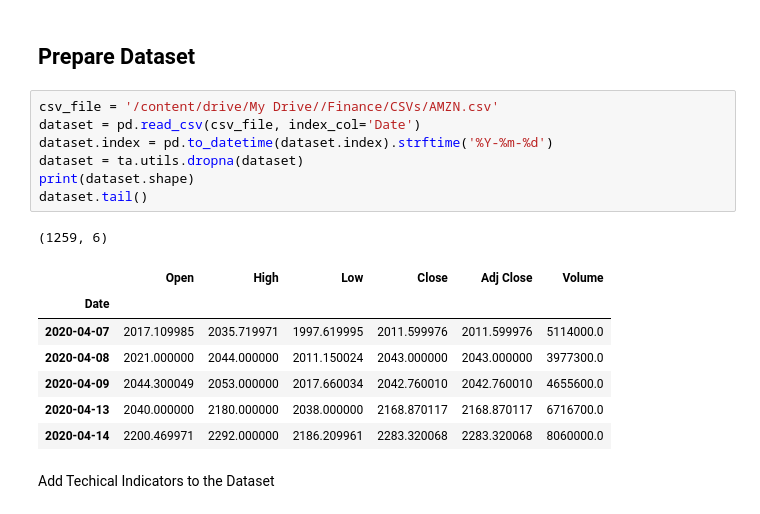
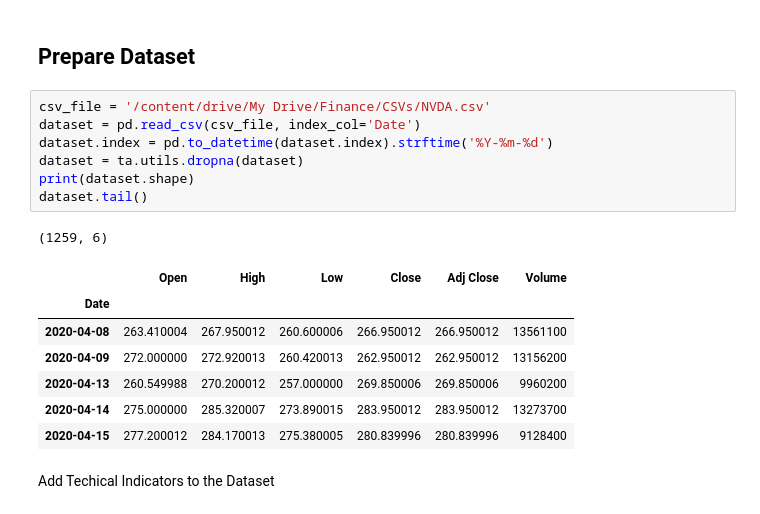
Before and after one commit to buswayne/stock_prediction_LSTM_technical_indicators, a Jupyter notebook: Stock_Price_Prediction_Technical_Indicators.ipynb, the cells around one changed output. Drawn from its saved outputs; the diff is of its cells as text.

```diff
--- a/Stock_Price_Prediction_Technical_Indicators.ipynb
+++ b/Stock_Price_Prediction_Technical_Indicators.ipynb
@@ -44,21 +42,21 @@ Alternatevely, use the colab function and directly load the csv file
 # %% [markdown]
 ## Prepare Dataset
 # %%
-csv_file = '/content/drive/My Drive//Finance/CSVs/AMZN.csv'
+csv_file = '/content/drive/My Drive/Finance/CSVs/NVDA.csv'
 dataset = pd.read_csv(csv_file, index_col='Date')
 dataset.index = pd.to_datetime(dataset.index).strftime('%Y-%m-%d')
 dataset = ta.utils.dropna(dataset)
 print(dataset.shape)
 dataset.tail()
 # %% [output]
 (1259, 6)
 |  | Open | High | Low | Close | Adj Close | Volume |
 | Date |  |  |  |  |  |  |
-| 2020-04-07 | 2017.109985 | 2035.719971 | 1997.619995 | 2011.599976 | 2011.599976 | 5114000.0 |
-| 2020-04-08 | 2021.000000 | 2044.000000 | 2011.150024 | 2043.000000 | 2043.000000 | 3977300.0 |
-| 2020-04-09 | 2044.300049 | 2053.000000 | 2017.660034 | 2042.760010 | 2042.760010 | 4655600.0 |
-| 2020-04-13 | 2040.000000 | 2180.000000 | 2038.000000 | 2168.870117 | 2168.870117 | 6716700.0 |
-| 2020-04-14 | 2200.469971 | 2292.000000 | 2186.209961 | 2283.320068 | 2283.320068 | 8060000.0 |
+| 2020-04-08 | 263.410004 | 267.950012 | 260.600006 | 266.950012 | 266.950012 | 13561100 |
+| 2020-04-09 | 272.000000 | 272.920013 | 260.420013 | 262.950012 | 262.950012 | 13156200 |
+| 2020-04-13 | 260.549988 | 270.200012 | 257.000000 | 269.850006 | 269.850006 | 9960200 |
+| 2020-04-14 | 275.000000 | 285.320007 | 273.890015 | 283.950012 | 283.950012 | 13273700 |
+| 2020-04-15 | 277.200012 | 284.170013 | 275.380005 | 280.839996 | 280.839996 | 9128400 |
 # %% [markdown]
 Add Techical Indicators to the Dataset
 # %%
```
Also changed, not shown: parts of 28 cells of this notebook.
